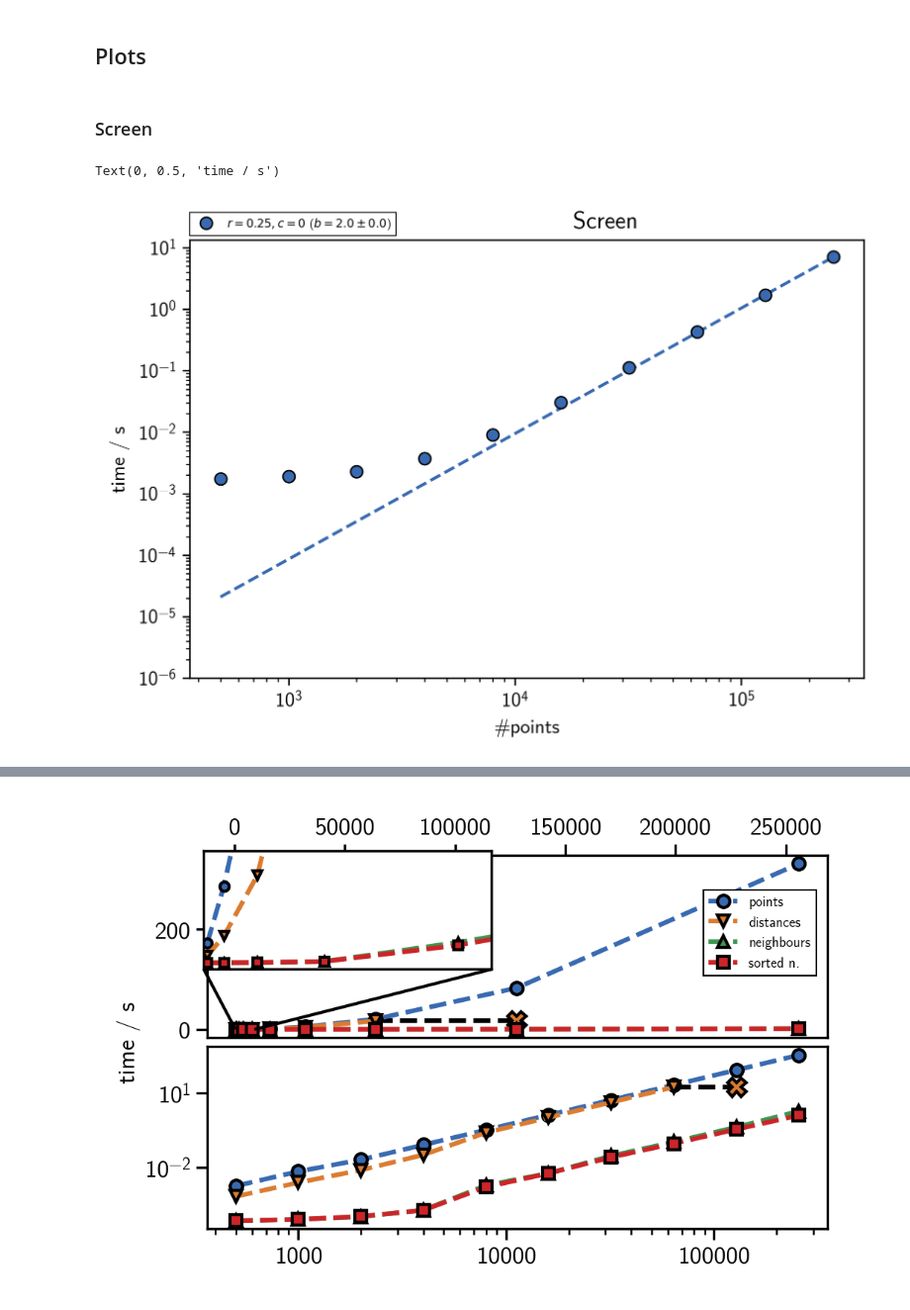
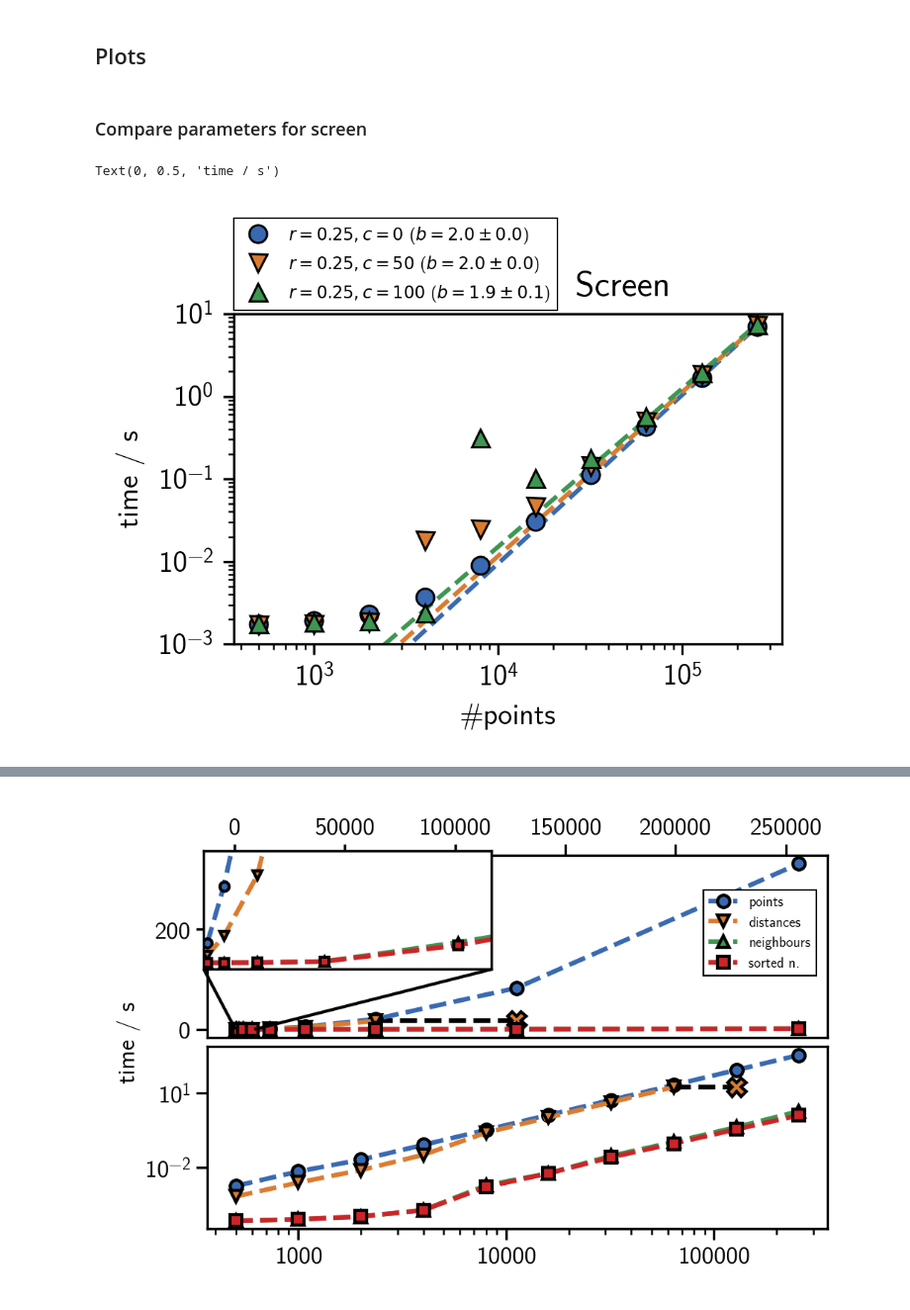
Before and after one commit to janjoswig/CommonNNClustering-Benchmark, a Jupyter notebook: bm.ipynb, the cells around one changed output, grey strips where cells are left out. Shown at 99% size. Drawn from its saved outputs; the diff is of its cells as text; code cells hidden in the pictures.

```diff
--- a/bm.ipynb
+++ b/bm.ipynb
@@ -537,4 +539,4 @@ for run_name in run_name_list:
     if not report_file.is_file():
         continue
 
-    RUN_TIMINGS_MAP[run_name] = load_report(report_file)
+    RUN_TIMINGS_MAP[run_name] = helper.load_report(report_file)
@@ -848,14 +742,3 @@ Timed run ID:     256000    (29.06.2021 15:09:42)
-# %%
-previous_timings = load_report(report_file)
-for run_id, timing in previous_timings.items():
-    if run_id in RUN_TIMINGS_MAP[run_name]:
-        combined = combine_timeit_results(
-            RUN_TIMINGS_MAP[run_name][run_id], timing
-        )
-    else:
-        combined = timing
-
-    RUN_TIMINGS_MAP[run_name][run_id] = combined
 # %%
 helper.save_report(RUN_TIMINGS_MAP[run_name], report_file, overwrite=True)
 # %%
@@ -1335,16 +1030,27 @@ Fit for empirical growth function:
 
 $ t = a n^b + c$
 # %%
+mask_map = {
+    "no_structure_run_d_e": {"500", "32000"},
+    "no_structure_run_d_f": {"500", "64000"}
+}
+
 for full_run_name, timings in RUN_TIMINGS_MAP.items():
     print(full_run_name)
-    x, y = zip(*((int(k), v.best) for k, v in timings.items()))
+    x, y = zip(
+        *(
+            (int(k), v.best)
+            for k, v in timings.items()
+            if (isinstance(v, helper.TimeitResult)) & (k not in mask_map.get(full_run_name, set()))
+            )
+        )
     x = np.asarray(x)
     y = np.asarray(y)
     sorti = np.argsort(x)
     x = x[sorti]
     y = y[sorti]
 
-    newx = np.linspace(x[0], x[-1], 100)
+    newx = np.linspace(n_points_list[0], n_points_list[-1], 100)
     fity, (popt, perr) = helper.scale(x, y, newx)
     RUN_SCALING_MAP[full_run_name] = (newx, fity), (popt[1], perr[1])
 # %% [output]
@@ -1354,34 +1068,38 @@ no_structure_run_d_a
 # %%
 figsrc_dir = pathlib.Path(os.path.expandvars("$WD/CommonNN/Manuscript/figsrc/Benchmark"))
 # %% [markdown]
-### Screen
+### Compare parameters for screen
 # %%
 run_name_list = [
     ("no_structure_run_d_a", f"$r=0.25, c=0$"),
+    ("no_structure_run_d_b", f"$r=0.25, c=50$"),
+    ("no_structure_run_d_c", f"$r=0.25, c=100$"),
 ]
 # %%
 plt.close("all")
-fig, log_ax = plt.subplots()
+fig, log_ax = plt.subplots(figsize=(3.33, 3.33 / 1.618))
 log_ax.set_prop_cycle(
     marker=marker_list,
     color=color_list,
 )
 _ = evaluate_timings(
     RUN_TIMINGS_MAP, RUN_SCALING_MAP, run_name_list,
     log_ax=log_ax,
     plot_props={
         "linestyle": "",
         "markeredgecolor": "k",
         "markeredgewidth": 0.75,
         },
     legend_props={
         "loc": (0, 1.01)
         }
     )
 
+log_ax.set_ylim(1e-3, 10)
+
 log_ax.set_title(" " * 20 + "Screen")
 log_ax.set_xlabel("#points")
 log_ax.set_ylabel("time / s")
 # %% [output]
 Text(0, 0.5, 'time / s')
-[figure, old version]
+[figure, new version]
```
Also changed, not shown: parts of 49 cells of this notebook, 13 other files.
